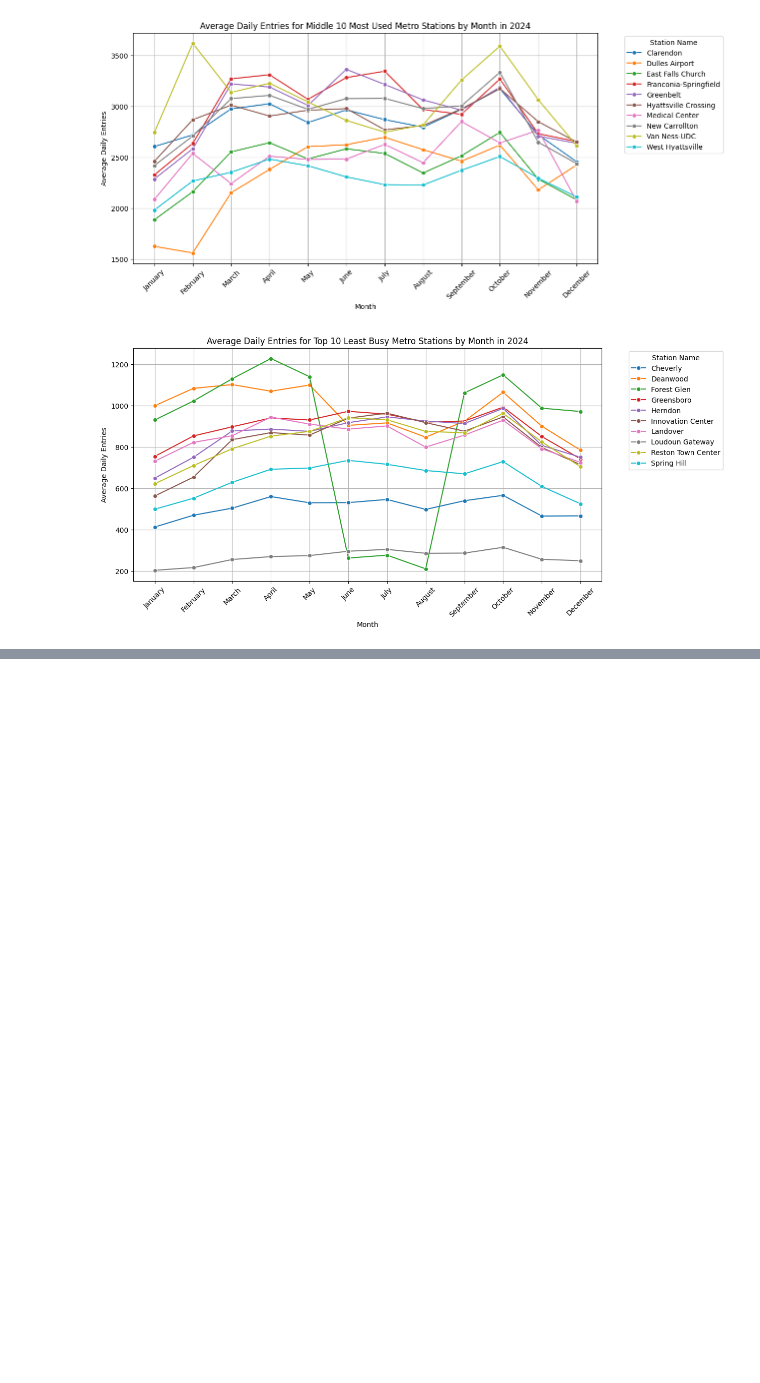
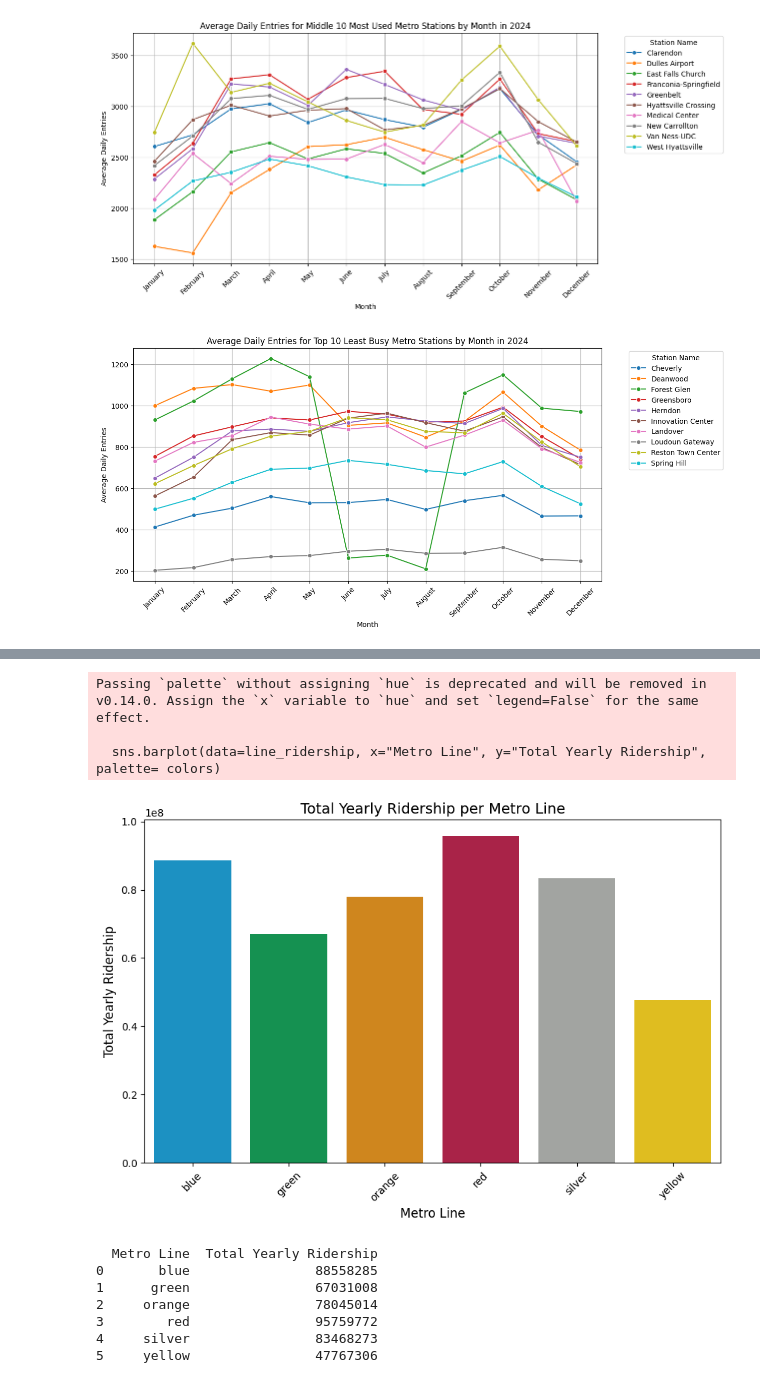
Before and after one commit to maya-mp/WMATA_Analysis, a Jupyter notebook: Info_Challenge/Initial_Viz/Visualizations.ipynb, the cells around one changed output, grey strips where cells are left out. Drawn from its saved outputs; the diff is of its cells as text; code cells hidden in the pictures; blank space fills up the shorter version.

```diff
--- a/Info_Challenge/Initial_Viz/Visualizations.ipynb
+++ b/Info_Challenge/Initial_Viz/Visualizations.ipynb
@@ -305,0 +312,50 @@ Name: Total Entries, dtype: int64
+# %%
+#HISTOGRAM OF LINES AND RIDERSHIP (ENTRIES + EXITS)
+everyday_2024_w_metro_station_df["Total Yearly Ridership"] = everyday_2024_w_metro_station_df["Total Entries"] + everyday_2024_w_metro_station_df["Total Exits"]
+
+# Unpivot the LINE columns
+df_melted = everyday_2024_w_metro_station_df.melt(
+    id_vars=["Total Yearly Ridership"],
+    value_vars=["LINE_1", "LINE_2", "LINE_3", "LINE_4", "LINE_5"],
+    var_name="Line_Type",
+    value_name="Metro Line"
+)
+
+# Drop rows where Metro Line is NaN
+df_melted = df_melted.dropna(subset=["Metro Line"])
+
+# Group by Metro line and sum ridership
+line_ridership = df_melted.groupby("Metro Line")["Total Yearly Ridership"].sum().reset_index()
+
+#assign colors to bars (from metro colorscheme)
+line_colors = {
+    "red": "#BF0D3E",
+    "blue": "#009CDE",
+    "orange": "#ED8B00",
+    "yellow": "#FFD100",
+    "green": "#00A650",
+    "silver": "#A2A4A1"
+}
+colors = [line_colors.get(line.lower(), "gray") for line in line_ridership["Metro Line"]]
+
+plt.figure(figsize=(10, 6))
+sns.barplot(data=line_ridership, x="Metro Line", y="Total Yearly Ridership", palette= colors)
+plt.title("Total Yearly Ridership per Metro Line", fontsize=14)
+plt.xlabel("Metro Line", fontsize=12)
+plt.ylabel("Total Yearly Ridership", fontsize=12)
+plt.xticks(rotation=45)
+plt.show()
+
+print(line_ridership) #range 0-1 not actual so we need to fix
+# %% [output]
+Passing `palette` without assigning `hue` is deprecated and will be removed in v0.14.0. Assign the `x` variable to `hue` and set `legend=False` for the same effect.
+
+  sns.barplot(data=line_ridership, x="Metro Line", y="Total Yearly Ridership", palette= colors)
+[figure, added]
+  Metro Line  Total Yearly Ridership
+0       blue                88558285
+1      green                67031008
+2     orange                78045014
+3        red                95759772
+4     silver                83468273
+5     yellow                47767306
```
Also changed, not shown: parts of 8 cells of this notebook, 3 other files.
